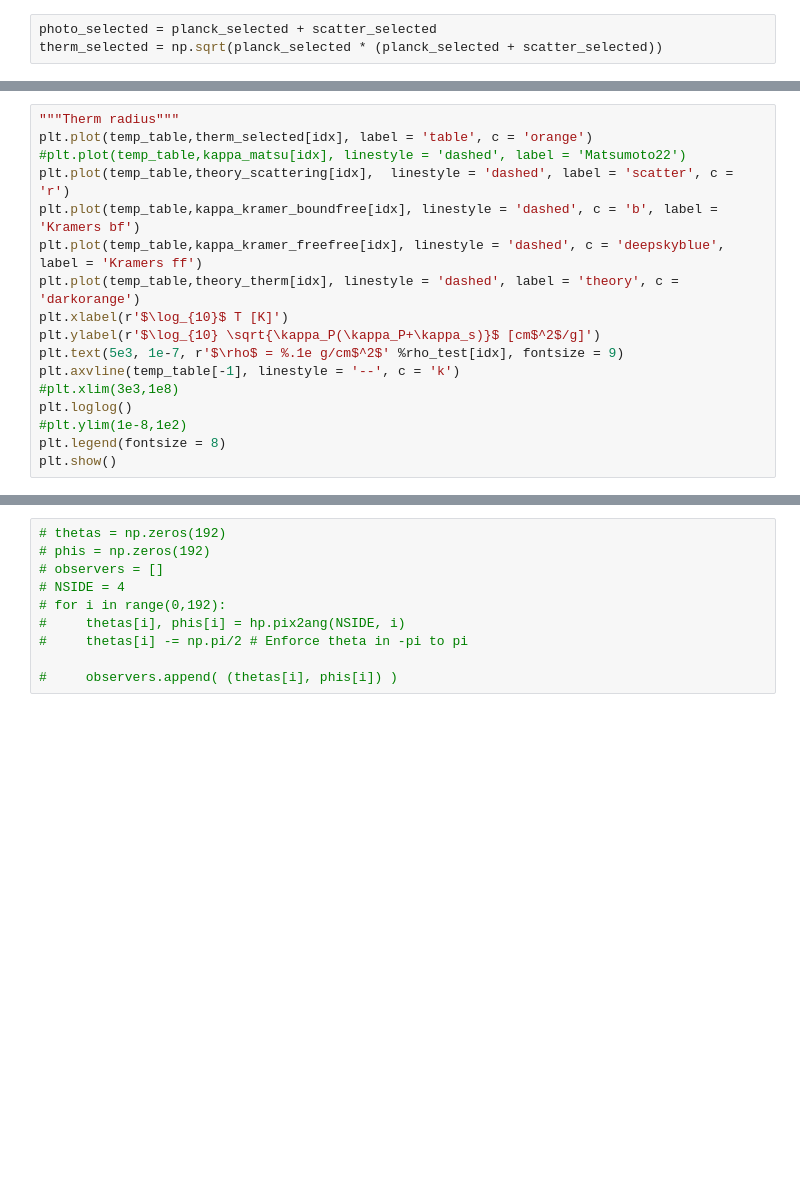
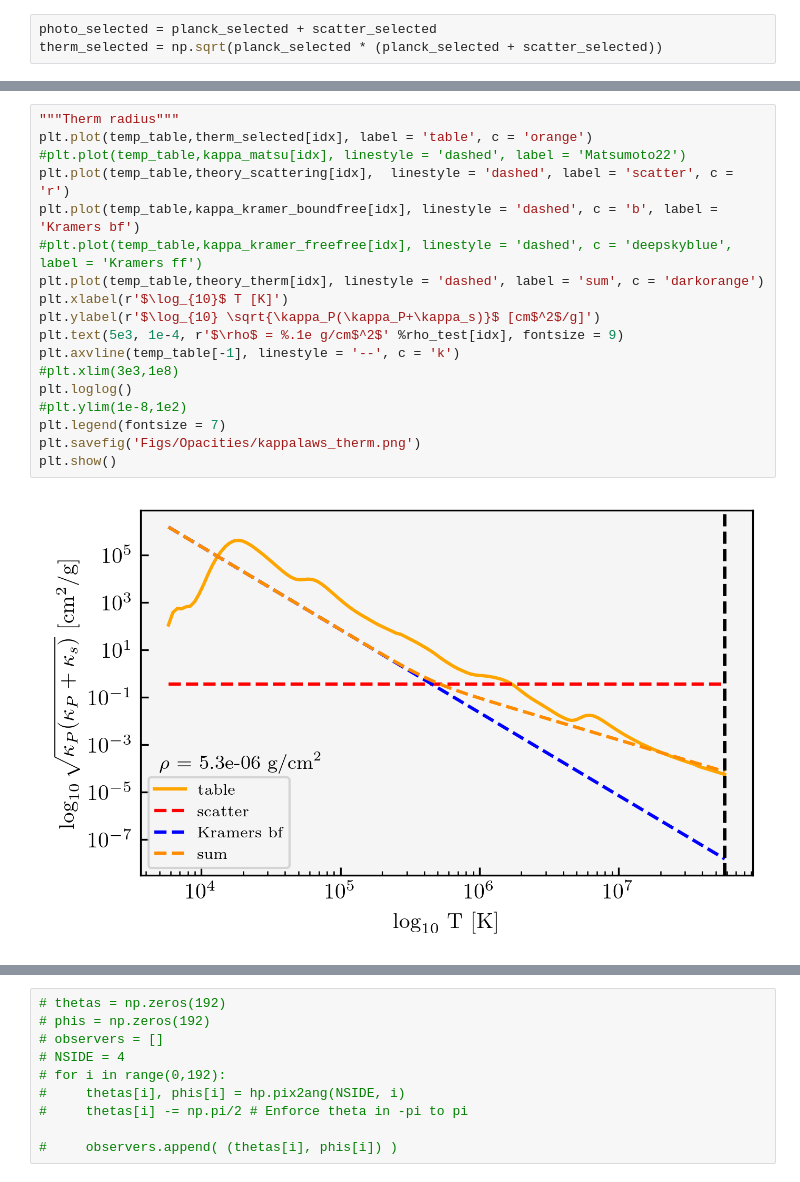
Before and after one commit to KKilmetis8/tde_comparison, a Jupyter notebook: test_opacity.ipynb, the cells around one changed output, grey strips where cells are left out. Drawn from its saved outputs; the diff is of its cells as text; blank space fills up the shorter version.

```diff
--- a/test_opacity.ipynb
+++ b/test_opacity.ipynb
@@ -180,20 +191,23 @@ plt.show()
 # %%
 """Therm radius"""
 plt.plot(temp_table,therm_selected[idx], label = 'table', c = 'orange')
 #plt.plot(temp_table,kappa_matsu[idx], linestyle = 'dashed', label = 'Matsumoto22')
 plt.plot(temp_table,theory_scattering[idx],  linestyle = 'dashed', label = 'scatter', c = 'r')
 plt.plot(temp_table,kappa_kramer_boundfree[idx], linestyle = 'dashed', c = 'b', label = 'Kramers bf')
-plt.plot(temp_table,kappa_kramer_freefree[idx], linestyle = 'dashed', c = 'deepskyblue', label = 'Kramers ff')
-plt.plot(temp_table,theory_therm[idx], linestyle = 'dashed', label = 'theory', c = 'darkorange')
+#plt.plot(temp_table,kappa_kramer_freefree[idx], linestyle = 'dashed', c = 'deepskyblue', label = 'Kramers ff')
+plt.plot(temp_table,theory_therm[idx], linestyle = 'dashed', label = 'sum', c = 'darkorange')
 plt.xlabel(r'$\log_{10}$ T [K]')
 plt.ylabel(r'$\log_{10} \sqrt{\kappa_P(\kappa_P+\kappa_s)}$ [cm$^2$/g]')
-plt.text(5e3, 1e-7, r'$\rho$ = %.1e g/cm$^2$' %rho_test[idx], fontsize = 9)
+plt.text(5e3, 1e-4, r'$\rho$ = %.1e g/cm$^2$' %rho_test[idx], fontsize = 9)
 plt.axvline(temp_table[-1], linestyle = '--', c = 'k')
 #plt.xlim(3e3,1e8)
 plt.loglog()
 #plt.ylim(1e-8,1e2)
-plt.legend(fontsize = 8)
+plt.legend(fontsize = 7)
+plt.savefig('Figs/Opacities/kappalaws_therm.png')
 plt.show()
+# %% [output]
+[figure, added]
 # %%
 """ Using our simulation. """
 # X = np.load( str(m) + '/'  + fix + '/CMx_' + fix + '.npy')
```
Also changed, not shown: parts of 8 cells of this notebook, 9 other files.
